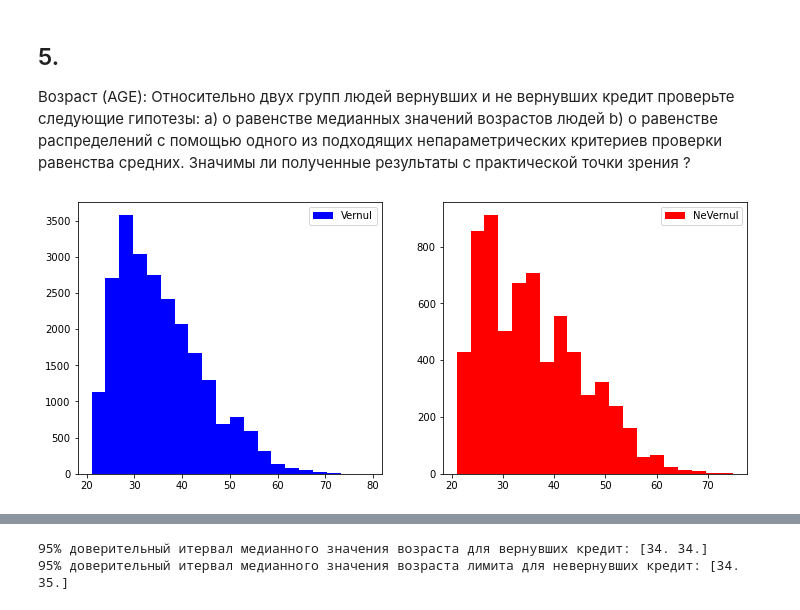
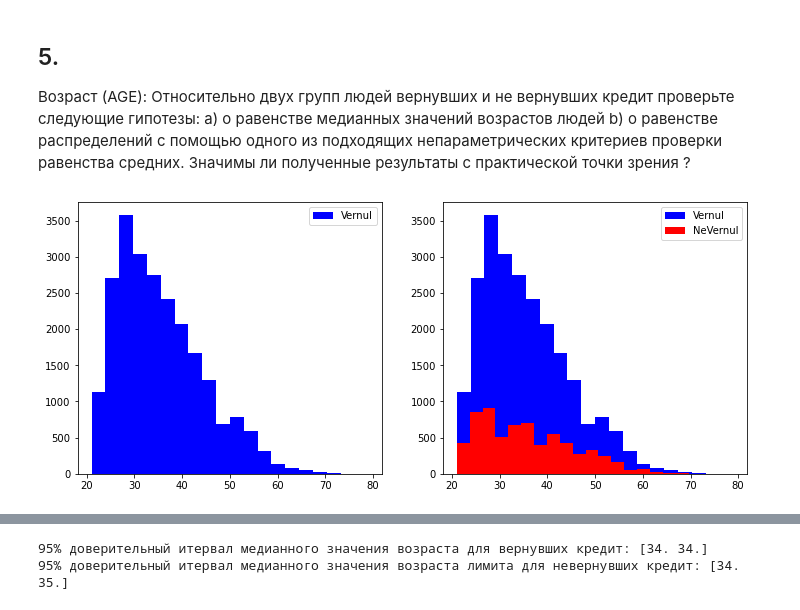
Before and after one commit to AndreyBuynov/Coursera-ML-and-DA, a Jupyter notebook: Course_4/C4W4_credit_scoring.ipynb, the cells around one changed output, grey strips where cells are left out. Drawn from its saved outputs; the diff is of its cells as text; code cells hidden in the pictures.

```diff
--- a/Course_4/C4W4_credit_scoring.ipynb
+++ b/Course_4/C4W4_credit_scoring.ipynb
@@ -374,13 +457,14 @@ NeVernul_Age = scoring[scoring['default'] == 1][['LIMIT_BAL',  'AGE']]
 # %%
 plt.figure(figsize(12, 5))
 plt.subplot(1,2,1)
 plt.hist(Vernul_Age.AGE, bins = 20, color = 'b', label = 'Vernul')
 plt.legend()
 
 plt.subplot(1,2,2)
+plt.hist(Vernul_Age.AGE, bins = 20, color = 'b', label = 'Vernul')
 plt.hist(NeVernul_Age.AGE, bins = 20, color = 'r', label = 'NeVernul')
 plt.legend()
 
 plt.show()
 # %% [output]
-[figure, old version]
+[figure, new version]
```
Also changed, not shown: parts of 58 cells of this notebook.
